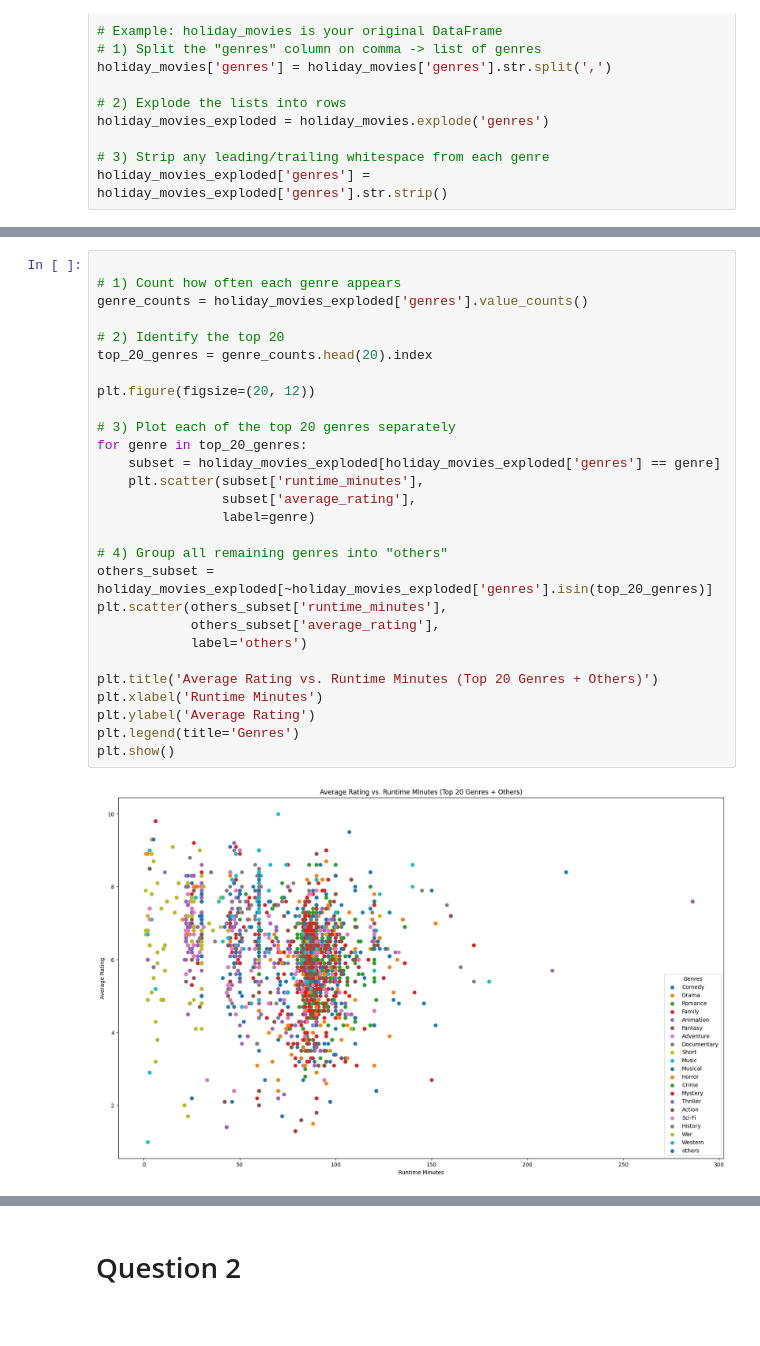
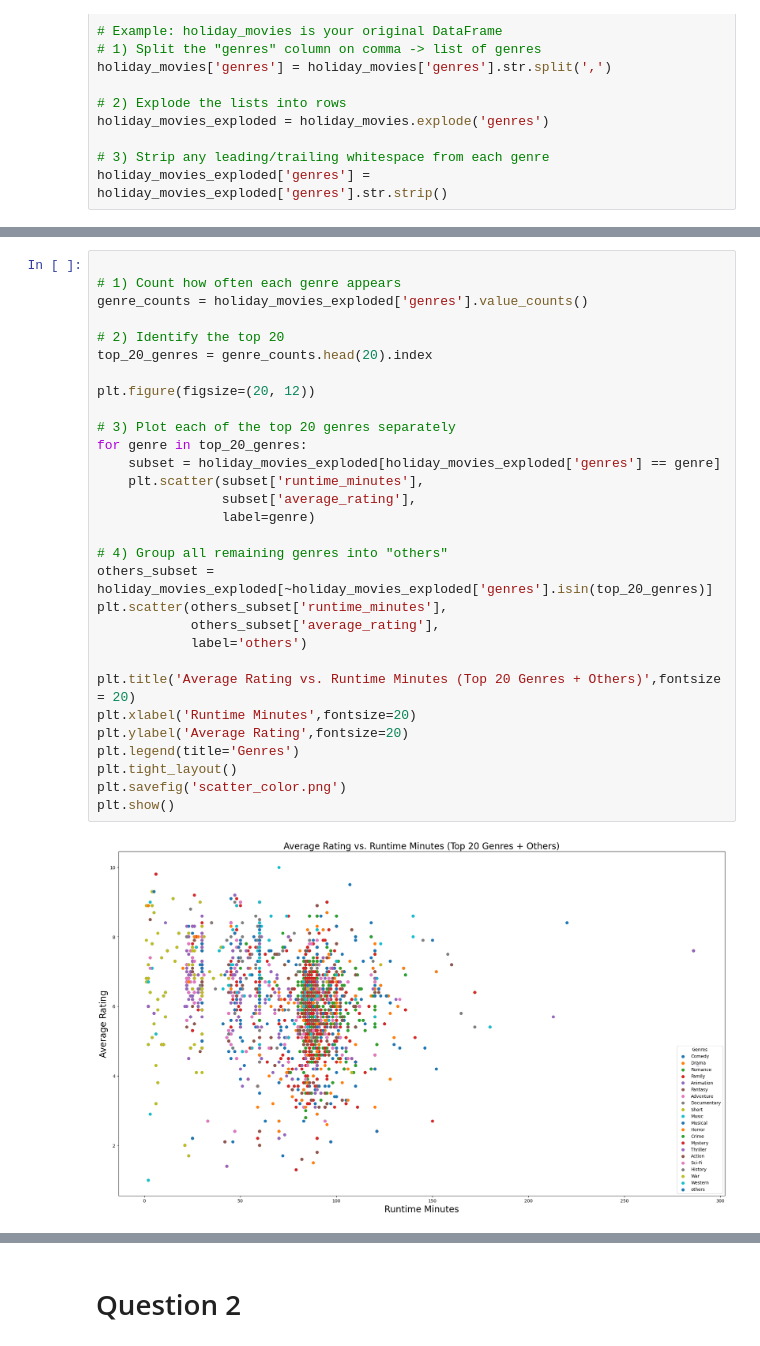
Before and after one commit to Thanh-WuTan/COMP4010_HolidayMoviesAnalysis, a Jupyter notebook: code.ipynb, the cells around one changed output, grey strips where cells are left out. Cells and saved outputs as stored; diff of their text form; blank space fills up the shorter version.

```diff
--- a/code.ipynb
+++ b/code.ipynb
@@ -270,33 +300,35 @@ Text(0.5, 1.0, 'Top 20 Genres in Holiday Movies Exploded')
 # %%
 
 # 1) Count how often each genre appears
 genre_counts = holiday_movies_exploded['genres'].value_counts()
 
 # 2) Identify the top 20
 top_20_genres = genre_counts.head(20).index
 
 plt.figure(figsize=(20, 12))
 
 # 3) Plot each of the top 20 genres separately
 for genre in top_20_genres:
     subset = holiday_movies_exploded[holiday_movies_exploded['genres'] == genre]
     plt.scatter(subset['runtime_minutes'],
                 subset['average_rating'],
                 label=genre)
 
 # 4) Group all remaining genres into "others"
 others_subset = holiday_movies_exploded[~holiday_movies_exploded['genres'].isin(top_20_genres)]
 plt.scatter(others_subset['runtime_minutes'],
             others_subset['average_rating'],
             label='others')
 
-plt.title('Average Rating vs. Runtime Minutes (Top 20 Genres + Others)')
-plt.xlabel('Runtime Minutes')
-plt.ylabel('Average Rating')
+plt.title('Average Rating vs. Runtime Minutes (Top 20 Genres + Others)',fontsize = 20)
+plt.xlabel('Runtime Minutes',fontsize=20)
+plt.ylabel('Average Rating',fontsize=20)
 plt.legend(title='Genres')
+plt.tight_layout()
+plt.savefig('scatter_color.png')
 plt.show()
 # %% [output]
-[figure, old version]
+[figure, new version]
 # %%
 import numpy as np
 import pandas as pd
```
Also changed, not shown: parts of 6 cells of this notebook, 8 other files.
